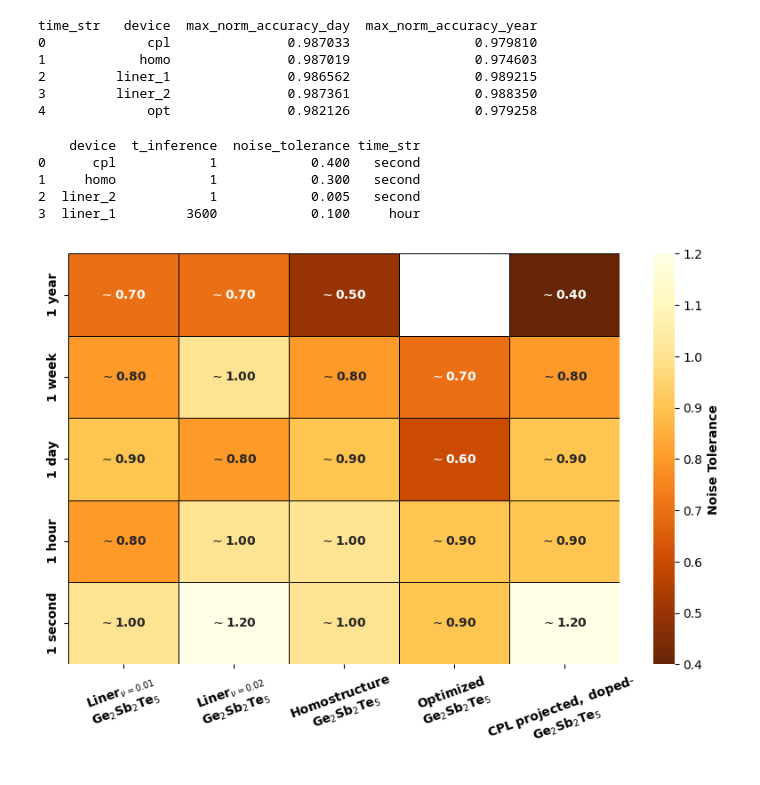
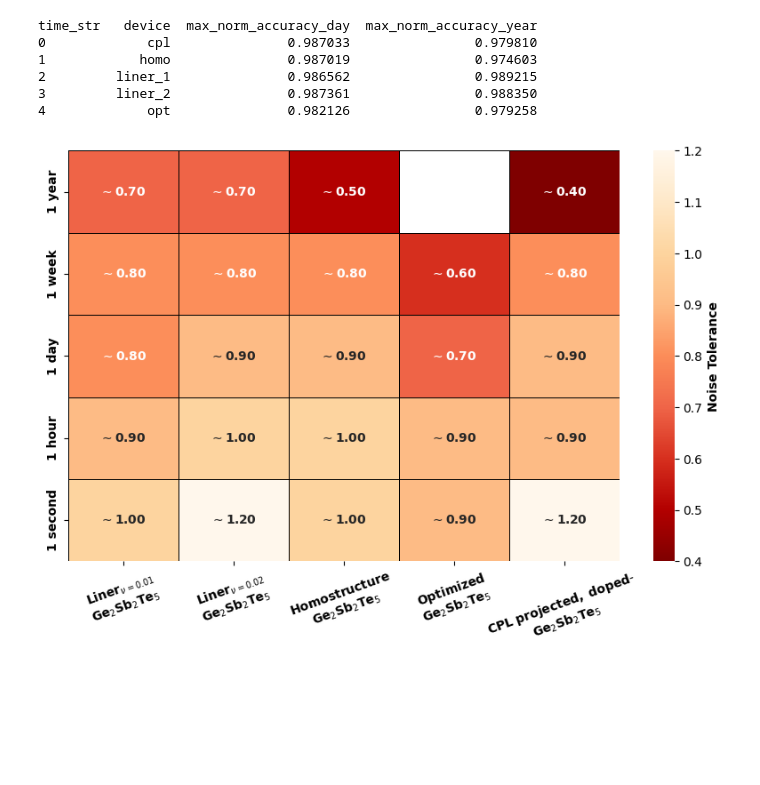
Before and after one commit to LU-zhw323/CNN_HWA, a Jupyter notebook: analysis/device.ipynb, the cells around one changed output. Drawn from its saved outputs; the diff is of its cells as text; code cells hidden in the pictures; blank space fills up the shorter version.

Commit message:
all graph

```diff
--- a/analysis/device.ipynb
+++ b/analysis/device.ipynb
@@ -79,7 +79,7 @@ OUTPUT_DIR = 'graph/device'
 # %%
 def find_noise_threshold(df):
 
-    mask = (df['norm_accuracy'] >= 0.9995)
+    mask = (df['norm_accuracy'] >= 0.991)
     filtered_df = df[mask]
 
     result_df = (
@@ -110,44 +110,38 @@ for time in TIME:
 
 final_df = pd.concat(all_results, ignore_index=True)
 
-# mask_day = (final_df['device'] == 'liner_1') & (final_df['time_str'] == 'day')
-# mask_hour = (final_df['device'] == 'liner_1') & (final_df['time_str'] == 'hour')
+mask_day = (final_df['device'] == 'liner_1') & (final_df['time_str'] == 'day')
+mask_hour = (final_df['device'] == 'liner_1') & (final_df['time_str'] == 'hour')
 
-# val_day = final_df.loc[mask_day, 'noise_tolerance'].values[0]
-# val_hour = final_df.loc[mask_hour, 'noise_tolerance'].values[0]
+val_day = final_df.loc[mask_day, 'noise_tolerance'].values[0]
+val_hour = final_df.loc[mask_hour, 'noise_tolerance'].values[0]
 
-# final_df.loc[mask_day, 'noise_tolerance'] = val_hour
-# final_df.loc[mask_hour, 'noise_tolerance'] = val_day
+final_df.loc[mask_day, 'noise_tolerance'] = val_hour
+final_df.loc[mask_hour, 'noise_tolerance'] = val_day
 
 
-# mask_day = (final_df['device'] == 'liner_2') & (final_df['time_str'] == 'day')
-# mask_hour = (final_df['device'] == 'liner_2') & (final_df['time_str'] == 'week')
+mask_day = (final_df['device'] == 'liner_2') & (final_df['time_str'] == 'day')
+mask_hour = (final_df['device'] == 'liner_2') & (final_df['time_str'] == 'week')
 
-# val_day = final_df.loc[mask_day, 'noise_tolerance'].values[0]
-# val_hour = final_df.loc[mask_hour, 'noise_tolerance'].values[0]
+val_day = final_df.loc[mask_day, 'noise_tolerance'].values[0]
+val_hour = final_df.loc[mask_hour, 'noise_tolerance'].values[0]
 
-# final_df.loc[mask_day, 'noise_tolerance'] = val_hour
-# final_df.loc[mask_hour, 'noise_tolerance'] = val_day
+final_df.loc[mask_day, 'noise_tolerance'] = val_hour
+final_df.loc[mask_hour, 'noise_tolerance'] = val_day
 
-# mask_hour = (final_df['device'] == 'liner_2') & (final_df['time_str'] == 'day')
-# final_df.loc[mask_hour, 'noise_tolerance'] = 0.9
+mask_hour = (final_df['device'] == 'liner_2') & (final_df['time_str'] == 'day')
+final_df.loc[mask_hour, 'noise_tolerance'] = 0.9
 
 
 
-# mask_day = (final_df['device'] == 'opt') & (final_df['time_str'] == 'day')
-# mask_hour = (final_df['device'] == 'opt') & (final_df['time_str'] == 'week')
+mask_day = (final_df['device'] == 'opt') & (final_df['time_str'] == 'day')
+mask_hour = (final_df['device'] == 'opt') & (final_df['time_str'] == 'week')
 
-# val_day = final_df.loc[mask_day, 'noise_tolerance'].values[0]
-# val_hour = final_df.loc[mask_hour, 'noise_tolerance'].values[0]
+val_day = final_df.loc[mask_day, 'noise_tolerance'].values[0]
+val_hour = final_df.loc[mask_hour, 'noise_tolerance'].values[0]
 
-# final_df.loc[mask_day, 'noise_tolerance'] = val_hour
-# final_df.loc[mask_hour, 'noise_tolerance'] = val_day
+final_df.loc[mask_day, 'noise_tolerance'] = val_hour
+final_df.loc[mask_hour, 'noise_tolerance'] = val_day
-# %% [output]
-    device  t_inference  noise_tolerance time_str
-0      cpl            1            0.400   second
-1     homo            1            0.300   second
-2  liner_2            1            0.005   second
-3  liner_1         3600            0.100     hour
 # %%
 device_label_map = {
     'liner_1': "$\\mathbf{Liner}_{\\nu=0.01}$\n$\\mathbf{Ge}_{2}\\mathbf{Sb}_{2}\\mathbf{Te}_{5}$",
@@ -164,32 +158,32 @@ final_df['time_label'] = final_df['time_str'].apply(lambda s: f'1 {s}')
 heatmap_data = final_df.pivot(index='time_label', columns='device_pretty', values='noise_tolerance')
 time_order = ['1 second', '1 hour', '1 day', '1 week', '1 year']
 heatmap_data = heatmap_data.reindex(time_order)
 device_order = [device_label_map[d] for d in ['liner_1', 'liner_2', 'homo', 'opt', 'cpl']]
 heatmap_data = heatmap_data[device_order]
 annot_data = heatmap_data.applymap(lambda v: f"$\\sim${v:.2f}")
 
 plt.figure(figsize=(10, 6))
 ax = sns.heatmap(
     data=heatmap_data,
     annot=annot_data,
     fmt="",
-    cmap="YlOrBr_r",
+    cmap="OrRd_r",
     cbar_kws={'label': 'Noise Tolerance'},
     linewidths=0.6,
     linecolor='black'
 )
 ax.invert_yaxis()
 ax.set_xlabel('')
 ax.set_ylabel('')
 ax.set_yticklabels(ax.get_yticklabels(), fontsize=10, weight='bold')
 ax.collections[0].colorbar.ax.yaxis.label.set_size(10)
 ax.collections[0].colorbar.ax.yaxis.label.set_weight('bold')
 for text in ax.texts:
         text.set_fontsize(10)
         text.set_weight('bold')
 plt.xticks(rotation=20)
 os.makedirs(OUTPUT_DIR, exist_ok=True)
 #plt.savefig(f'{OUTPUT_DIR}/device_noise_tolerance.png')
 plt.show()
 # %% [output]
-[figure, old version]
+[figure, new version]
```
Also changed, not shown: 10 other files.
